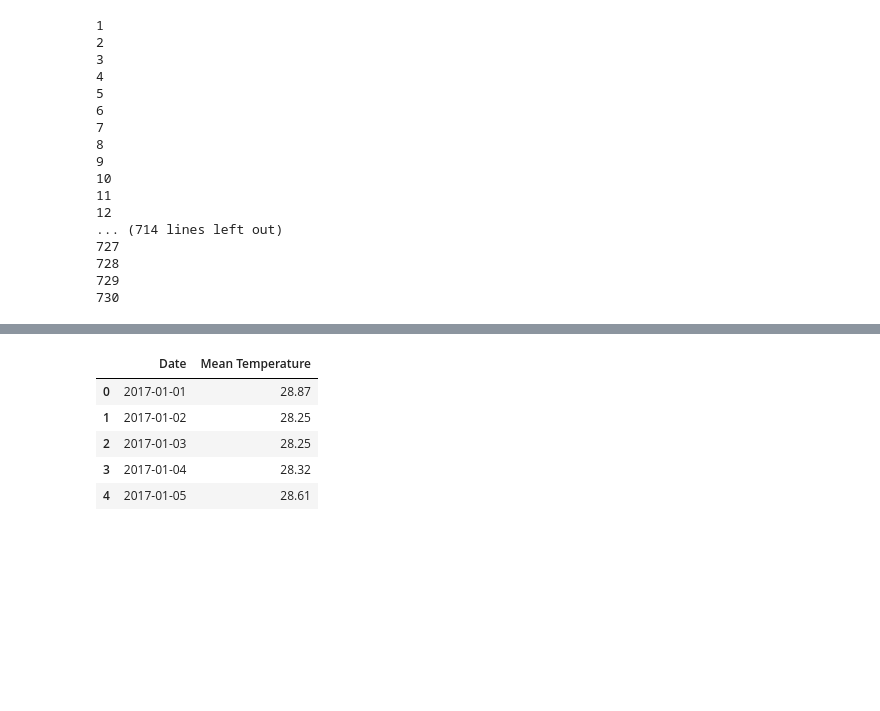
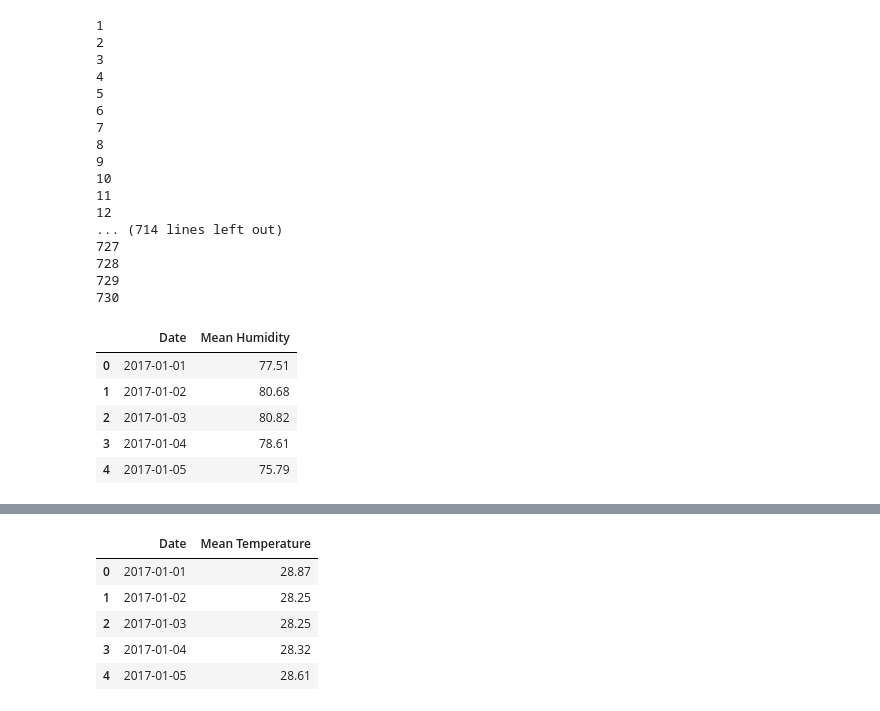
Before and after one commit to daryl-tan/hackwagon-project, a Jupyter notebook: Python Project.ipynb, the cells around one changed output, grey strips where cells are left out. Cells and saved outputs as stored; diff of their text form; code cells hidden in the pictures; blank space fills up the shorter version.

```diff
--- a/Python Project.ipynb
+++ b/Python Project.ipynb
@@ -97,3 +113,14 @@ df.to_csv("Mean Temperature By Day.csv")
 728
 729
 730
+# %%
+# reading mean humidity
+mean_humidity = pd.read_csv("Mean Humidity By Day.csv")
+mean_humidity.head()
+# %% [output]
+|  | Date | Mean Humidity |
+| 0 | 2017-01-01 | 77.51 |
+| 1 | 2017-01-02 | 80.68 |
+| 2 | 2017-01-03 | 80.82 |
+| 3 | 2017-01-04 | 78.61 |
+| 4 | 2017-01-05 | 75.79 |
```
Also changed, not shown: parts of 11 cells of this notebook.
